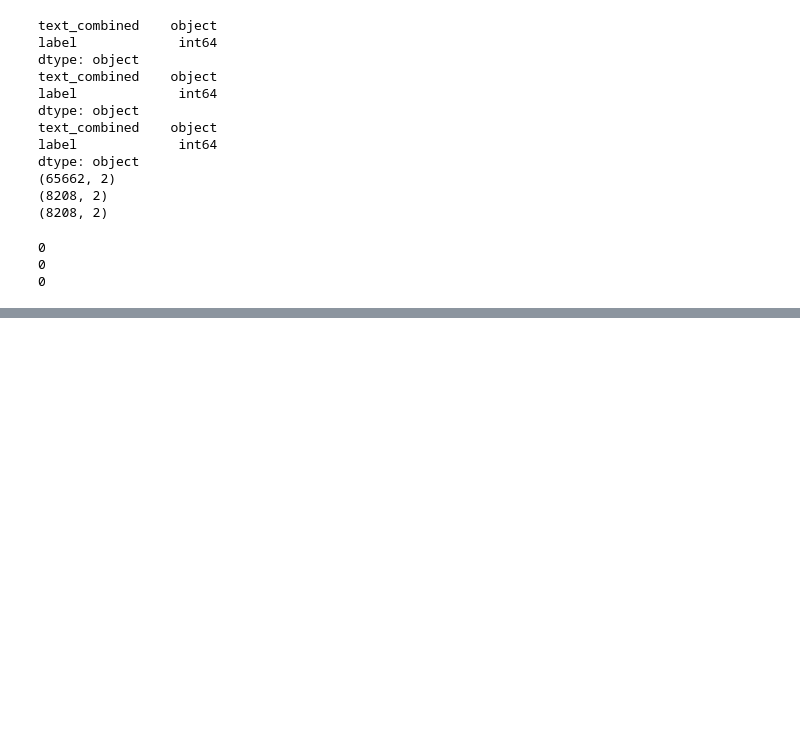
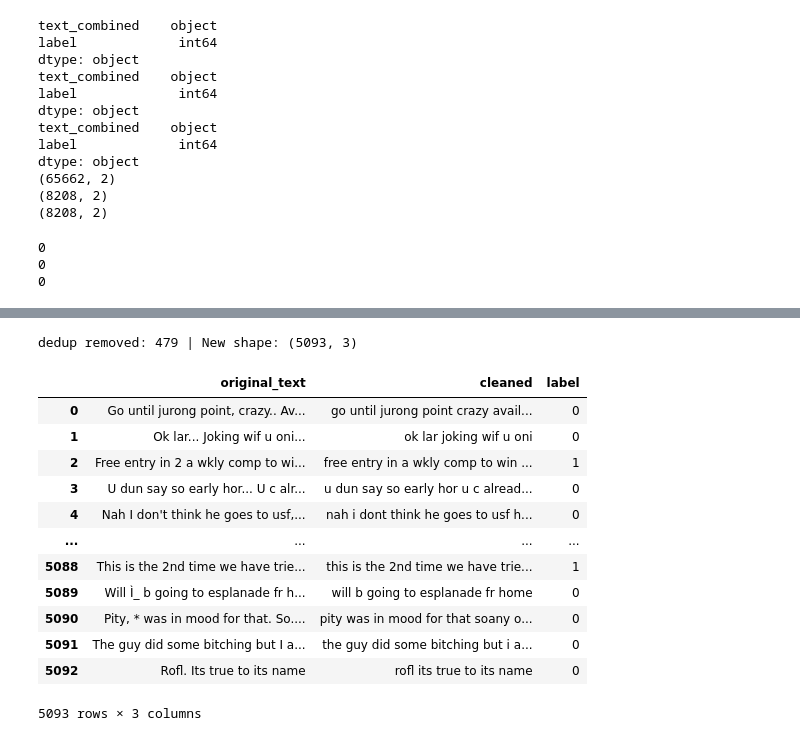
Before and after one commit to dioneyongkx/dsa4213, a Jupyter notebook: Features/data_preprocessor/data_prepro.ipynb, the cells around one changed output, grey strips where cells are left out. Saved outputs shown, nothing was run; the diff lists cells and outputs as text; code cells hidden in the pictures; blank space fills up the shorter version.

```diff
--- a/Features/data_preprocessor/data_prepro.ipynb
+++ b/Features/data_preprocessor/data_prepro.ipynb
@@ -552,0 +555,4 @@ print(len(set(test_df["text_combined"]) & set(train_df["text_combined"])))
+# %%
+cross_dom_raw = pd.read_csv('../../../raw_data_untracked/cross_domain_raw.csv',encoding = 'latin1')
+cross_dom_raw.shape
+cross_dom_raw.head(3)
@@ -552,0 +564,6 @@ print(len(set(test_df["text_combined"]) & set(train_df["text_combined"])))
+# %%
+cross_dom_process = cross_dom_raw[['v2','v1']]
+cross_dom_process.rename(columns = {'v2':'original_text'},inplace=True)
+cross_dom_process['label'] = cross_dom_process['v1'].map({'ham': 0, 'spam': 1}).astype(int)
+cross_dom_process = cross_dom_process.drop(columns=['v1'])
+cross_dom_process
@@ -552,0 +593,27 @@ print(len(set(test_df["text_combined"]) & set(train_df["text_combined"])))
+# %%
+cross_dom_process['cleaned'] = cross_dom_process['original_text'].apply(preprocess_email_text)
+# %%
+group_keys = ["cleaned"]
+before = len(cross_dom_process)
+cross_dom_clean = cross_dom_process.drop_duplicates(subset=group_keys,keep="first").reset_index(drop=True)
+print(f"dedup removed: {before - len(cross_dom_clean)} | New shape: {cross_dom_clean.shape}")
+# %% [output]
+dedup removed: 479 | New shape: (5093, 3)
+# %%
+cross_dom_clean = cross_dom_clean[['original_text','cleaned','label']]
+cross_dom_clean.to_csv('../../../raw_data_untracked/cross_domain_clean.csv',index = False)
+cross_dom_clean
+# %% [output]
+|  | original_text | cleaned | label |
+| 0 | Go until jurong point, crazy.. Av... | go until jurong point crazy avail... | 0 |
+| 1 | Ok lar... Joking wif u oni... | ok lar joking wif u oni | 0 |
+| 2 | Free entry in 2 a wkly comp to wi... | free entry in a wkly comp to win ... | 1 |
+| 3 | U dun say so early hor... U c alr... | u dun say so early hor u c alread... | 0 |
+| 4 | Nah I don't think he goes to usf,... | nah i dont think he goes to usf h... | 0 |
+| ... | ... | ... | ... |
+| 5088 | This is the 2nd time we have trie... | this is the 2nd time we have trie... | 1 |
+| 5089 | Will Ì_ b going to esplanade fr h... | will b going to esplanade fr home | 0 |
+| 5090 | Pity, * was in mood for that. So.... | pity was in mood for that soany o... | 0 |
+| 5091 | The guy did some bitching but I a... | the guy did some bitching but i a... | 0 |
+| 5092 | Rofl. Its true to its name | rofl its true to its name | 0 |
+5093 rows × 3 columns
```
Also changed, not shown: parts of 3 cells of this notebook, 1 other file.
